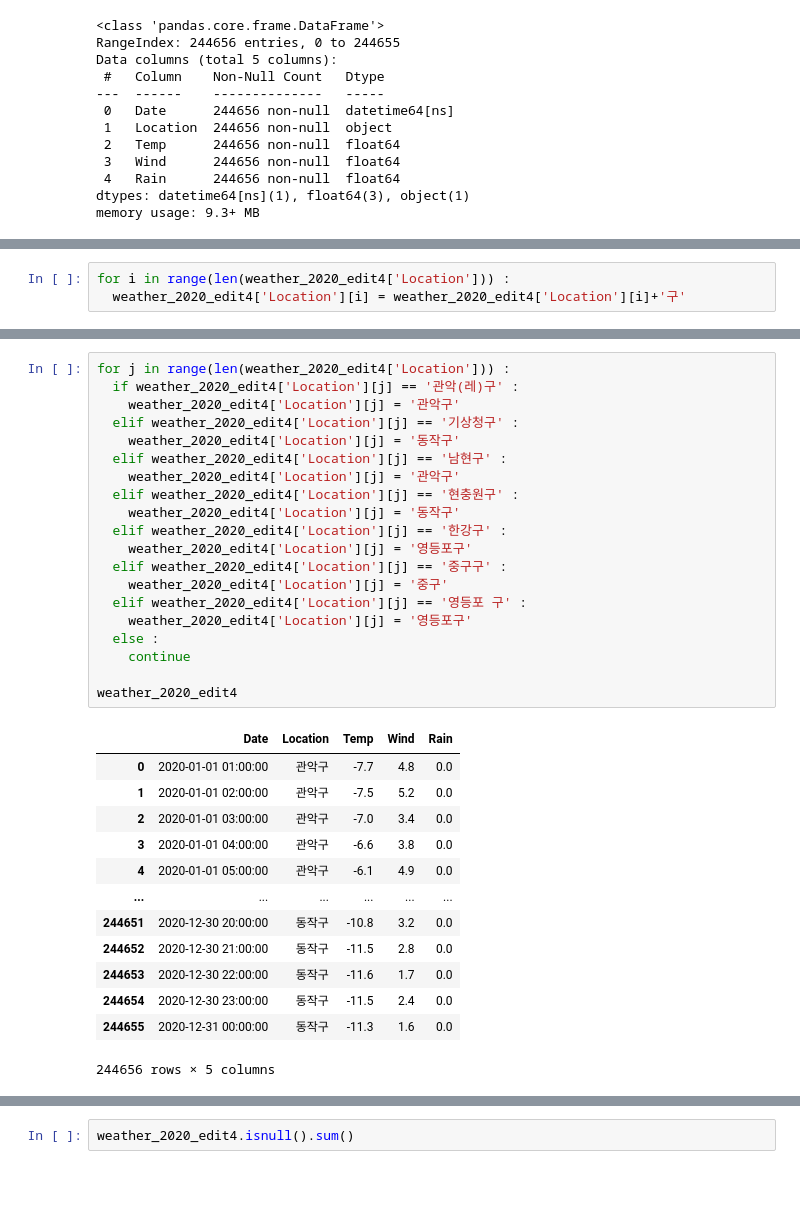
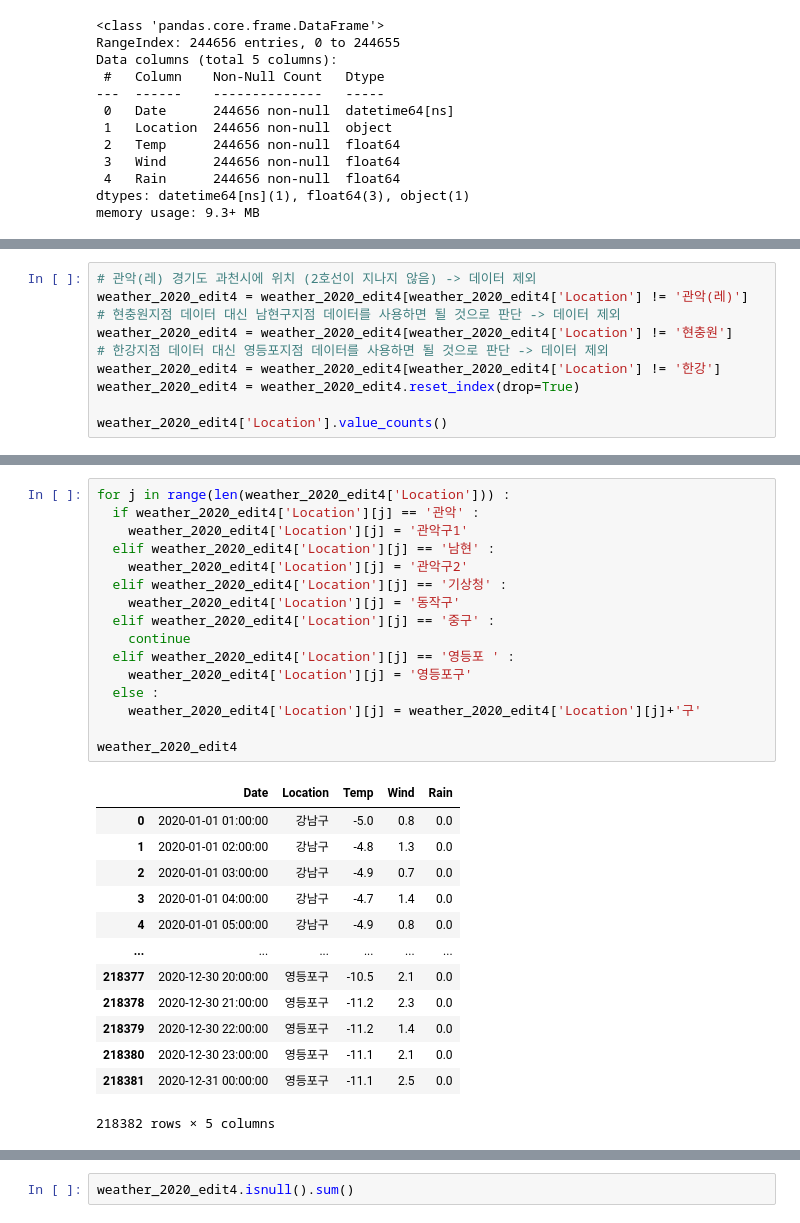
Before and after one commit to HyeongSeok-Park/Academy_Second_Project, a Jupyter notebook: 데이터 전처리 및 시각화.ipynb, the cells around one changed output, grey strips where cells are left out. Drawn from its saved outputs; the diff is of its cells as text; blank space fills up the shorter version.

```diff
--- a/데이터 전처리 및 시각화.ipynb
+++ b/데이터 전처리 및 시각화.ipynb
@@ -433,6 +786,13 @@ weather_2020_edit4['Location'].value_counts()
 구로       8687
 은평       8596
 Name: Location, dtype: int64
-# %%
-for i in range(len(weather_2020_edit4['Location'])) :
-  weather_2020_edit4['Location'][i] = weather_2020_edit4['Location'][i]+'구'
+# %%
+# 관악(레) 경기도 과천시에 위치 (2호선이 지나지 않음) -> 데이터 제외
+weather_2020_edit4 = weather_2020_edit4[weather_2020_edit4['Location'] != '관악(레)']
+# 현충원지점 데이터 대신 남현구지점 데이터를 사용하면 될 것으로 판단 -> 데이터 제외
+weather_2020_edit4 = weather_2020_edit4[weather_2020_edit4['Location'] != '현충원']
+# 한강지점 데이터 대신 영등포지점 데이터를 사용하면 될 것으로 판단 -> 데이터 제외
+weather_2020_edit4 = weather_2020_edit4[weather_2020_edit4['Location'] != '한강']
+weather_2020_edit4 = weather_2020_edit4.reset_index(drop=True)
+
+weather_2020_edit4['Location'].value_counts()
@@ -439,37 +817,33 @@ for i in range(len(weather_2020_edit4['Location'])) :
 # %%
 for j in range(len(weather_2020_edit4['Location'])) :
-  if weather_2020_edit4['Location'][j] == '관악(레)구' :
-    weather_2020_edit4['Location'][j] = '관악구'
-  elif weather_2020_edit4['Location'][j] == '기상청구' :
+  if weather_2020_edit4['Location'][j] == '관악' :
+    weather_2020_edit4['Location'][j] = '관악구1'
+  elif weather_2020_edit4['Location'][j] == '남현' :
+    weather_2020_edit4['Location'][j] = '관악구2'
+  elif weather_2020_edit4['Location'][j] == '기상청' :
     weather_2020_edit4['Location'][j] = '동작구'
-  elif weather_2020_edit4['Location'][j] == '남현구' :
-    weather_2020_edit4['Location'][j] = '관악구'
-  elif weather_2020_edit4['Location'][j] == '현충원구' :
-    weather_2020_edit4['Location'][j] = '동작구'
-  elif weather_2020_edit4['Location'][j] == '한강구' :
-    weather_2020_edit4['Location'][j] = '영등포구'
-  elif weather_2020_edit4['Location'][j] == '중구구' :
-    weather_2020_edit4['Location'][j] = '중구'
-  elif weather_2020_edit4['Location'][j] == '영등포 구' :
+  elif weather_2020_edit4['Location'][j] == '중구' :
+    continue
+  elif weather_2020_edit4['Location'][j] == '영등포 ' :
     weather_2020_edit4['Location'][j] = '영등포구'
   else :
-    continue
+    weather_2020_edit4['Location'][j] = weather_2020_edit4['Location'][j]+'구'
 
 weather_2020_edit4
 # %% [output]
 |  | Date | Location | Temp | Wind | Rain |
-| 0 | 2020-01-01 01:00:00 | 관악구 | -7.7 | 4.8 | 0.0 |
-| 1 | 2020-01-01 02:00:00 | 관악구 | -7.5 | 5.2 | 0.0 |
-| 2 | 2020-01-01 03:00:00 | 관악구 | -7.0 | 3.4 | 0.0 |
-| 3 | 2020-01-01 04:00:00 | 관악구 | -6.6 | 3.8 | 0.0 |
-| 4 | 2020-01-01 05:00:00 | 관악구 | -6.1 | 4.9 | 0.0 |
+| 0 | 2020-01-01 01:00:00 | 강남구 | -5.0 | 0.8 | 0.0 |
+| 1 | 2020-01-01 02:00:00 | 강남구 | -4.8 | 1.3 | 0.0 |
+| 2 | 2020-01-01 03:00:00 | 강남구 | -4.9 | 0.7 | 0.0 |
+| 3 | 2020-01-01 04:00:00 | 강남구 | -4.7 | 1.4 | 0.0 |
+| 4 | 2020-01-01 05:00:00 | 강남구 | -4.9 | 0.8 | 0.0 |
 | ... | ... | ... | ... | ... | ... |
-| 244651 | 2020-12-30 20:00:00 | 동작구 | -10.8 | 3.2 | 0.0 |
-| 244652 | 2020-12-30 21:00:00 | 동작구 | -11.5 | 2.8 | 0.0 |
-| 244653 | 2020-12-30 22:00:00 | 동작구 | -11.6 | 1.7 | 0.0 |
-| 244654 | 2020-12-30 23:00:00 | 동작구 | -11.5 | 2.4 | 0.0 |
-| 244655 | 2020-12-31 00:00:00 | 동작구 | -11.3 | 1.6 | 0.0 |
+| 218377 | 2020-12-30 20:00:00 | 영등포구 | -10.5 | 2.1 | 0.0 |
+| 218378 | 2020-12-30 21:00:00 | 영등포구 | -11.2 | 2.3 | 0.0 |
+| 218379 | 2020-12-30 22:00:00 | 영등포구 | -11.2 | 1.4 | 0.0 |
+| 218380 | 2020-12-30 23:00:00 | 영등포구 | -11.1 | 2.1 | 0.0 |
+| 218381 | 2020-12-31 00:00:00 | 영등포구 | -11.1 | 2.5 | 0.0 |
-244656 rows × 5 columns
+218382 rows × 5 columns
 # %%
 weather_2020_edit4['Location'].value_counts()
 # %% [output]
```
Also changed, not shown: parts of 66 cells of this notebook.
